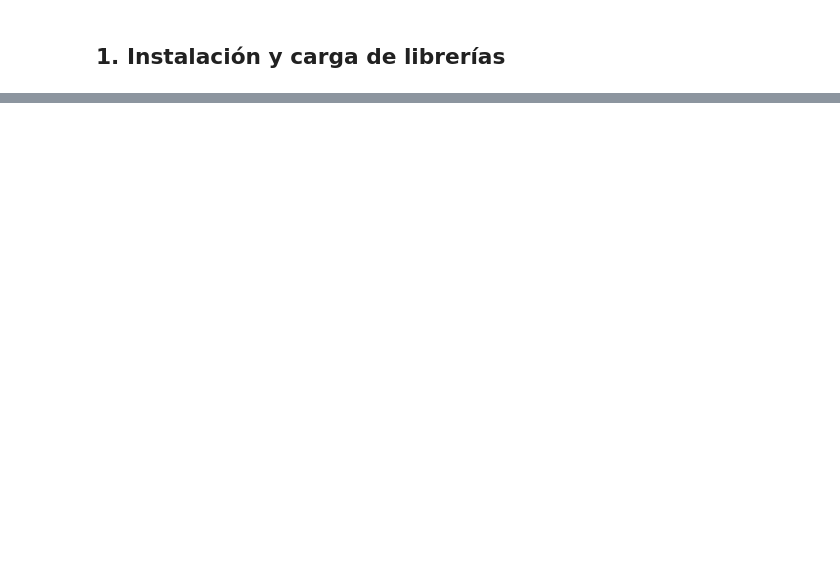
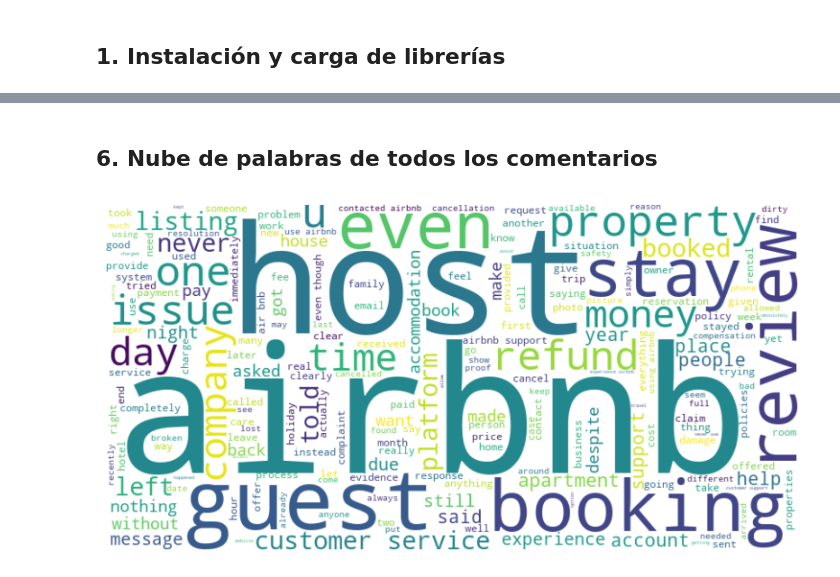
Before and after one commit to UNSTA-Ing-en-Inteligencia-Artificial/taller-ii-boilerplate, a Jupyter notebook: MIS TRABAJOS PROPIOS/webscraping airnb.ipynb, the cells around one changed output, grey strips where cells are left out. Drawn from its saved outputs; the diff is of its cells as text; code cells hidden in the pictures; blank space fills up the shorter version.

```diff
--- a/MIS TRABAJOS PROPIOS/webscraping airnb.ipynb
+++ b/MIS TRABAJOS PROPIOS/webscraping airnb.ipynb
@@ -114,0 +188,19 @@ print("✅ Listo! Se guardaron", len(df), "comentarios en 'comentarios_airbnb_20
+# %%
+from nltk.corpus import stopwords
+
+# Definir stopwords en inglés (o español si tus reviews están en español)
+stop_words = set(stopwords.words('english'))
+
+# Crear tokens limpios (sin stopwords, solo palabras alfabéticas)
+df['tokens_clean'] = df['tokens'].apply(
+    lambda tokens: [w.lower() for w in tokens if w.lower() not in stop_words and w.isalpha()]
+)
+
+# Reordenar columnas para que se vea prolijo
+df_limpio = df[['fecha', 'comentario', 'estrellas', 'tokens', 'tokens_clean']]
+
+# Guardar CSV
+df_limpio.to_csv("comentarios_airbnb_tokenizado_stopwords.csv", index=False, encoding="utf-8")
+
+#mostrar df
+df
@@ -114,0 +254,17 @@ print("✅ Listo! Se guardaron", len(df), "comentarios en 'comentarios_airbnb_20
+# %% [markdown]
+## 6. Nube de palabras de todos los comentarios
+# %%
+from wordcloud import WordCloud
+import matplotlib.pyplot as plt
+
+# Unir todos los tokens en un string gigante
+all_tokens = [token for tokens in df['tokens_clean'] for token in tokens]
+
+wordcloud = WordCloud(width=800, height=400, background_color='white').generate(' '.join(all_tokens))
+
+plt.figure(figsize=(10,5))
+plt.imshow(wordcloud, interpolation='bilinear')
+plt.axis('off')
+plt.show()
+# %% [output]
+[figure, added]
```
Also changed, not shown: parts of 15 cells of this notebook, 6 other files.
